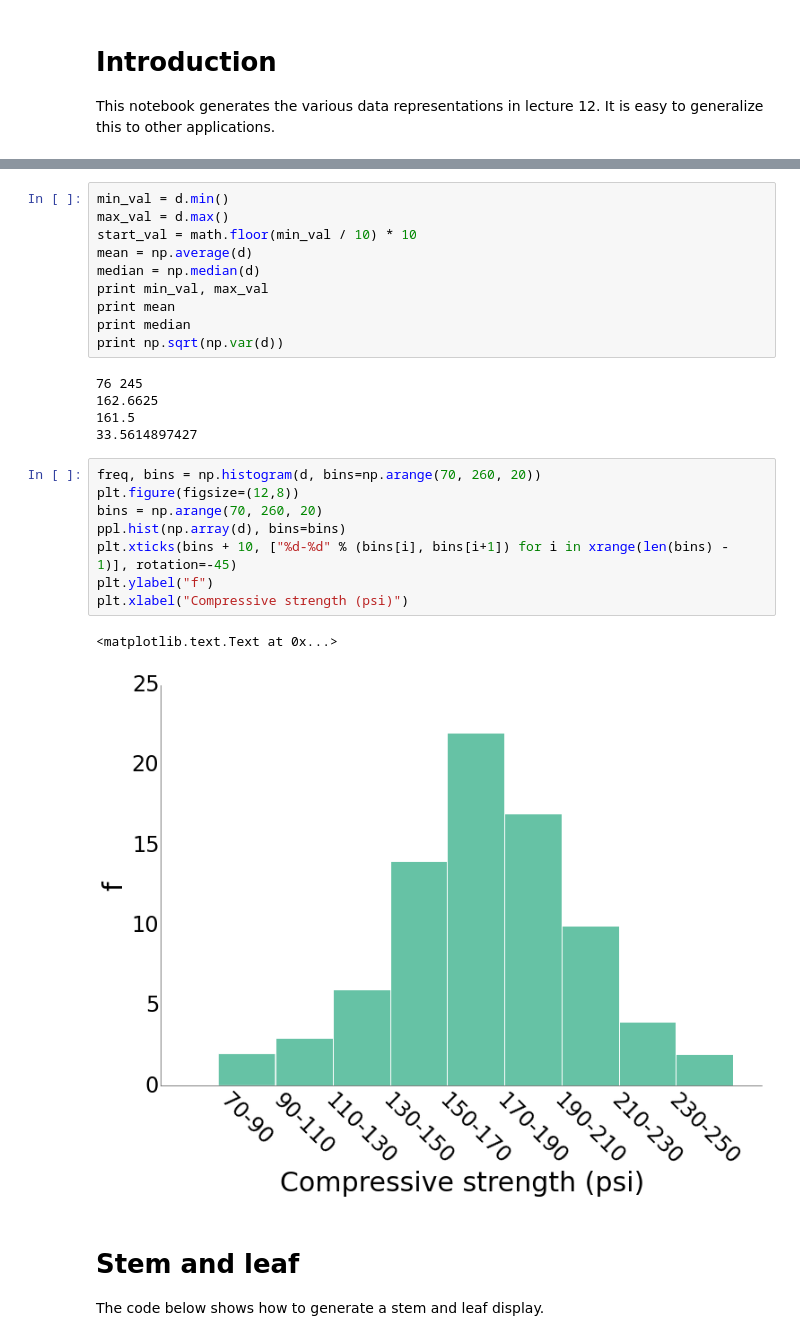
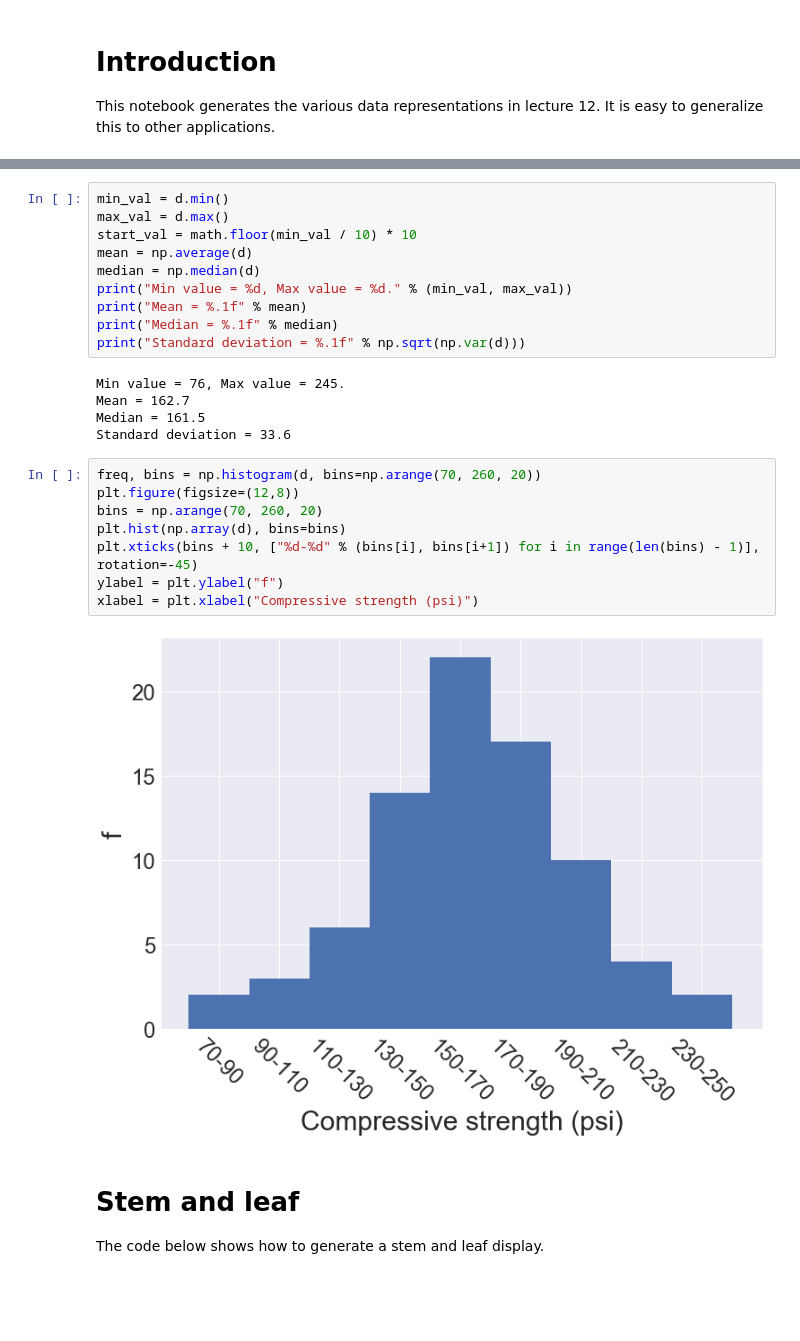
Before and after one commit to materialsvirtuallab/ceng114, a Jupyter notebook: lectures/Lecture 12 - Statistics.ipynb, the cells around one changed output, grey strips where cells are left out. Drawn from its saved outputs; the diff is of its cells as text; blank space fills up the shorter version.

Commit message:
Update stats plots.

```diff
--- a/lectures/Lecture 12 - Statistics.ipynb
+++ b/lectures/Lecture 12 - Statistics.ipynb
@@ -64,26 +66,25 @@ max_val = d.max()
 start_val = math.floor(min_val / 10) * 10
 mean = np.average(d)
 median = np.median(d)
-print min_val, max_val
-print mean
-print median
-print np.sqrt(np.var(d))
+print("Min value = %d, Max value = %d." % (min_val, max_val))
+print("Mean = %.1f" % mean)
+print("Median = %.1f" % median)
+print("Standard deviation = %.1f" % np.sqrt(np.var(d)))
 # %% [output]
-76 245
-162.6625
-161.5
-33.5614897427
+Min value = 76, Max value = 245.
+Mean = 162.7
+Median = 161.5
+Standard deviation = 33.6
 # %%
 freq, bins = np.histogram(d, bins=np.arange(70, 260, 20))
 plt.figure(figsize=(12,8))
 bins = np.arange(70, 260, 20)
-ppl.hist(np.array(d), bins=bins)
-plt.xticks(bins + 10, ["%d-%d" % (bins[i], bins[i+1]) for i in xrange(len(bins) - 1)], rotation=-45)
-plt.ylabel("f")
-plt.xlabel("Compressive strength (psi)")
+plt.hist(np.array(d), bins=bins)
+plt.xticks(bins + 10, ["%d-%d" % (bins[i], bins[i+1]) for i in range(len(bins) - 1)], rotation=-45)
+ylabel = plt.ylabel("f")
+xlabel = plt.xlabel("Compressive strength (psi)")
 # %% [output]
-<matplotlib.text.Text at 0x...>
-[figure, old version]
+[figure, new version]
 # %% [markdown]
 # Stem and leaf
 
```
Also changed, not shown: parts of 4 cells of this notebook.
